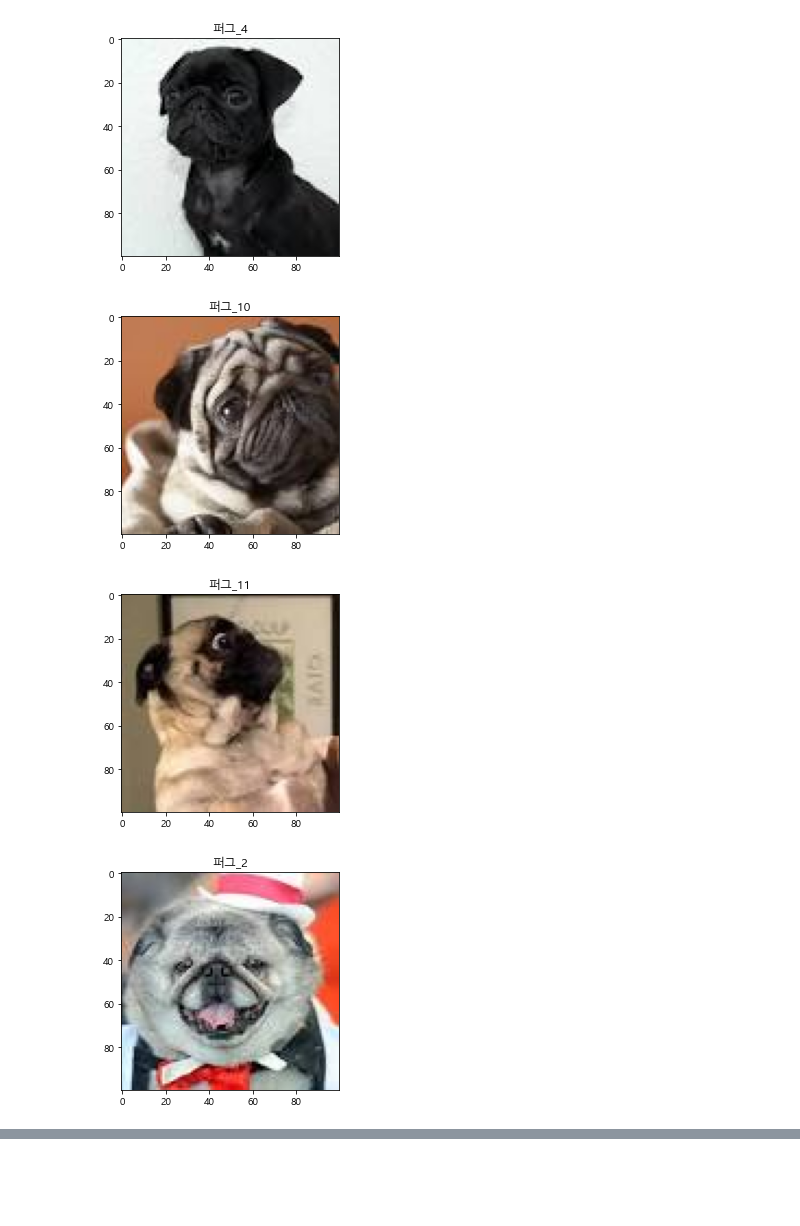
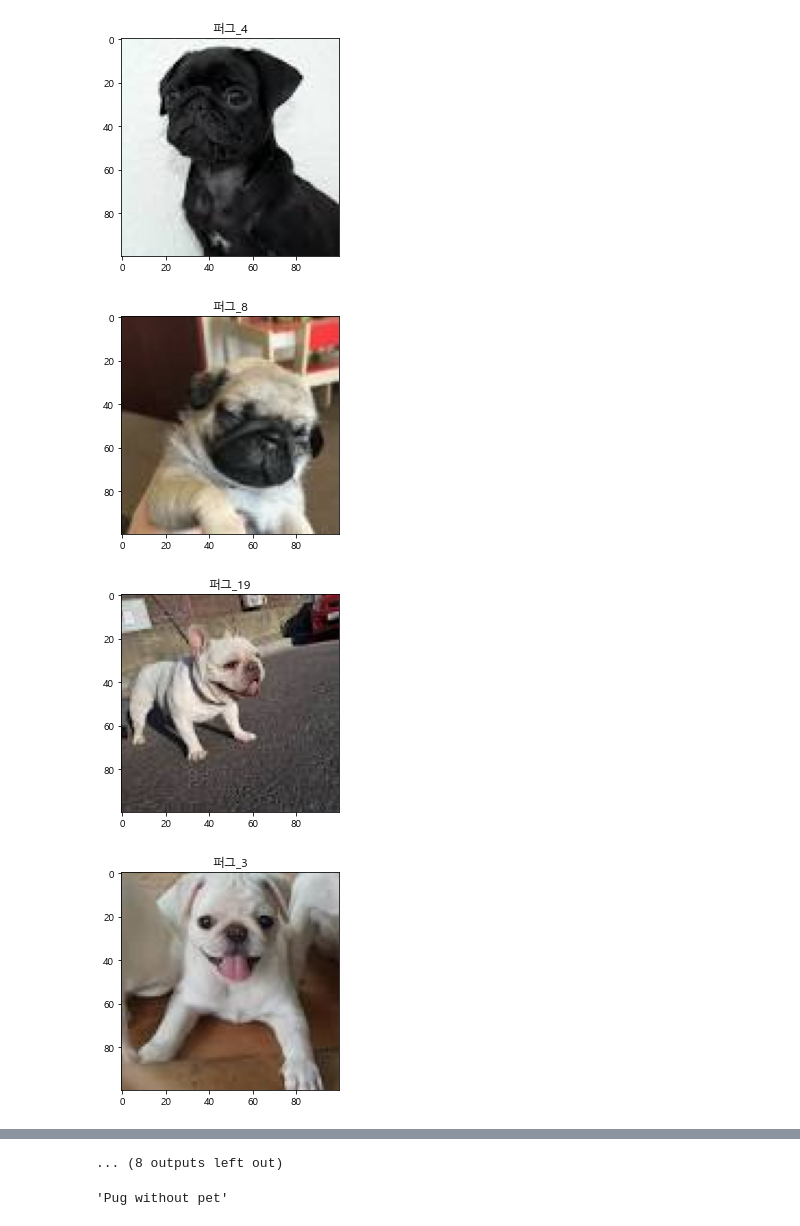
Before and after one commit to G0DCH/DogAnswerProgram, a Jupyter notebook: PythonAndResource/ImageSearch.ipynb, the cells around one changed output, grey strips where cells are left out. Drawn from its saved outputs; the diff is of its cells as text; code cells hidden in the pictures; blank space fills up the shorter version.

```diff
--- a/PythonAndResource/ImageSearch.ipynb
+++ b/PythonAndResource/ImageSearch.ipynb
@@ -3,5 +3,5 @@ import ImageSearch as IS
 # %%
 IS.run()
 # %%
-IS.SearchImage('사람과 퍼그')
+IS.SearchImage('퍼그')
 # %% [output]
@@ -11,4 +11,4 @@ IS.SearchImage('사람과 퍼그')
 [figure]
-[figure, old version]
+[figure, new version]
-[figure, old version]
+[figure, new version]
-[figure, old version]
+[figure, new version]
@@ -14,0 +20,5 @@ IS.SearchImage('사람과 퍼그')
+... (8 outputs left out)
+# %%
+IS.TranslateQuery('펫이 없는 퍼그', IS.KOREAN, IS.ENGLISH)
+# %% [output]
+'Pug without pet'
```
Also changed, not shown: parts of 1 cell of this notebook, 1 other file.
